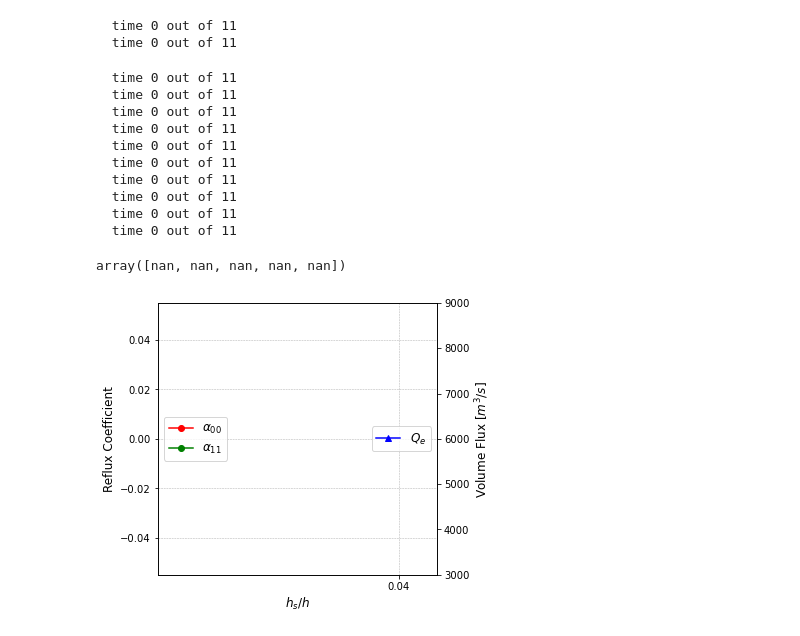
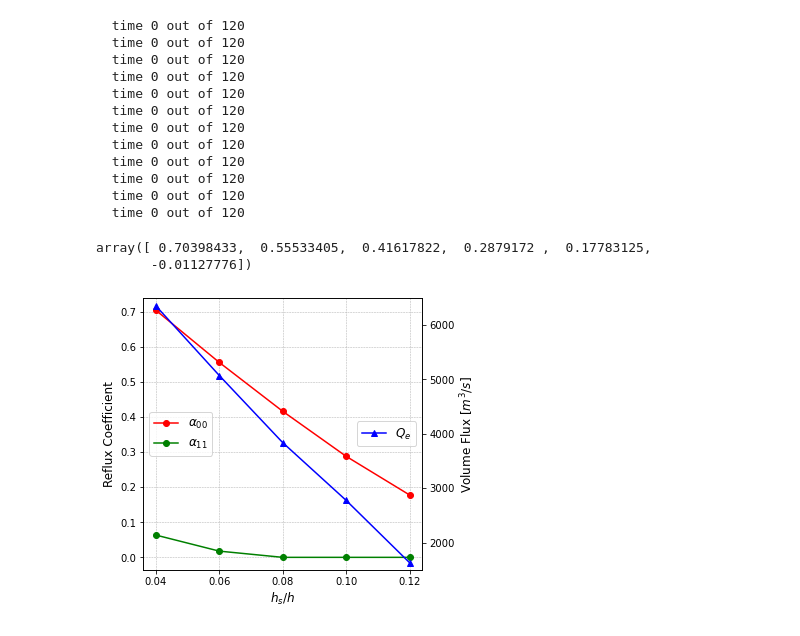
Before and after one commit to weiyangbao/Jupyter-Iceplume, a Jupyter notebook: TEF/reflux_temp.ipynb, the cells around one changed output. Drawn from its saved outputs; the diff is of its cells as text; code cells hidden in the pictures.

```diff
--- a/TEF/reflux_temp.ipynb
+++ b/TEF/reflux_temp.ipynb
@@ -88,7 +89,7 @@ def reflux(Qsg, hs, xi):
     #return a001, a002, X[-1]
     return X[0],X[-1],q1,q0,Q1,Q0
 # %%
-qsg = 500
+qsg = 250
 hs = np.array([1,2,3,4,5,6])
 # xrange = np.array([47,97])
 xrange = np.array([120,235])
@@ -104,57 +105,58 @@ for j in range(len(hs)):
 
     eflx[j], rflx[j], q1[j], q0[j], Q1[j], Q0[j] = reflux(qsg,hs[j],xrange)
 # %% [output]
-  time 0 out of 11
-  time 0 out of 11
+  time 0 out of 120
+  time 0 out of 120
+  time 0 out of 120
+  time 0 out of 120
+  time 0 out of 120
+  time 0 out of 120
+  time 0 out of 120
+  time 0 out of 120
+  time 0 out of 120
+  time 0 out of 120
+  time 0 out of 120
+  time 0 out of 120
-  time 0 out of 11
-  time 0 out of 11
-  time 0 out of 11
-  time 0 out of 11
-  time 0 out of 11
-  time 0 out of 11
-  time 0 out of 11
-  time 0 out of 11
-  time 0 out of 11
-  time 0 out of 11
 # %%
 #eflx, rflx, Q0 - q1, q0- Q1, Q0
-Q0[:-1]-q1[:-1]
+rflx
 # %% [output]
-array([nan, nan, nan, nan, nan])
+array([ 0.70398433,  0.55533405,  0.41617822,  0.2879172 ,  0.17783125,
+       -0.01127776])
 # %%
 # fig0,ax0 = plt.subplots(figsize=(10,7))
 
 # ax0.plot(hsr,rflx1,'o-',label='downward only')
 # ax0.plot(hsr,rflx3,'o-',label='two-way')
 
 # ax0.legend(loc='best', fontsize=15)
 # ax0.set_ylabel(r'reflux coefficient $\alpha_{00}$',size = 20)
 # ax0.set_xlabel(r'$h_s/h$', size = 20)
 # ax0.grid(linestyle='--', linewidth='0.5')
 hsr = np.array([0.04,0.06,0.08,0.10,0.12,1.0])
 
 fig0, ax1 = plt.subplots(figsize=(5,5))
 plt.grid(linestyle = '--', linewidth = 0.5)
 ax1.plot(hsr[:-1],rflx[:-1],'o-r',label=r'$\alpha_{00}$')
 eflx[eflx<0] = 0
 ax1.plot(hsr[:-1],eflx[:-1],'o-g',label=r'$\alpha_{11}$')
 ax1.legend(loc='center left', fontsize=12)
 ax1.set_xticks([0.04, 0.06, 0.08, 0.10, 0.12])
 ax1.set_xlabel(r"$h_s/h$",fontsize=12)
 #ax1.set_ylim([0, .7])
 ax1.set_ylabel(r"Reflux Coefficient",fontsize=12)
 
 ax2=ax1.twinx()
 ax2.plot(hsr[:-1],Q0[:-1]-q1[:-1],'^-b',label=r'$Q_e$')
 ax2.legend(loc='right', fontsize=12)
 # ax2.set_ylim([0, 2800])
-ax2.set_ylim([3000, 9000])
+ax2.set_ylim([1500, 6500])
 ax2.set_ylabel(r"Volume Flux $[m^3/s]$",fontsize=12)
 
 
 plt.show()
 # %% [output]
-[figure, old version]
+[figure, new version]
 # %%
 def vol_temp(Qsg, hs, xi):
     #/Volumes/Extreme SSD/MITgcm outputs
```
Also changed, not shown: parts of 11 cells of this notebook, 5 other files.
